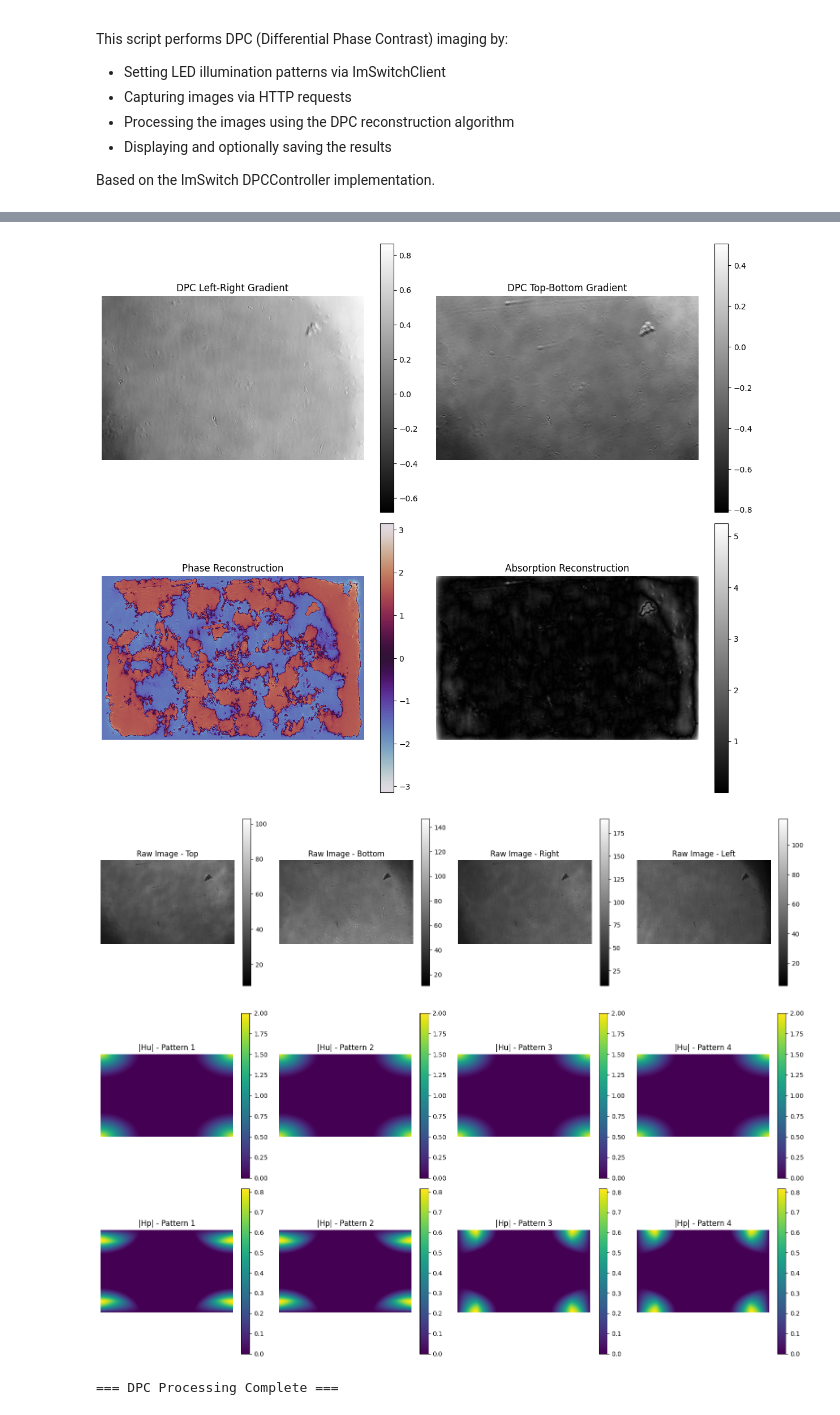
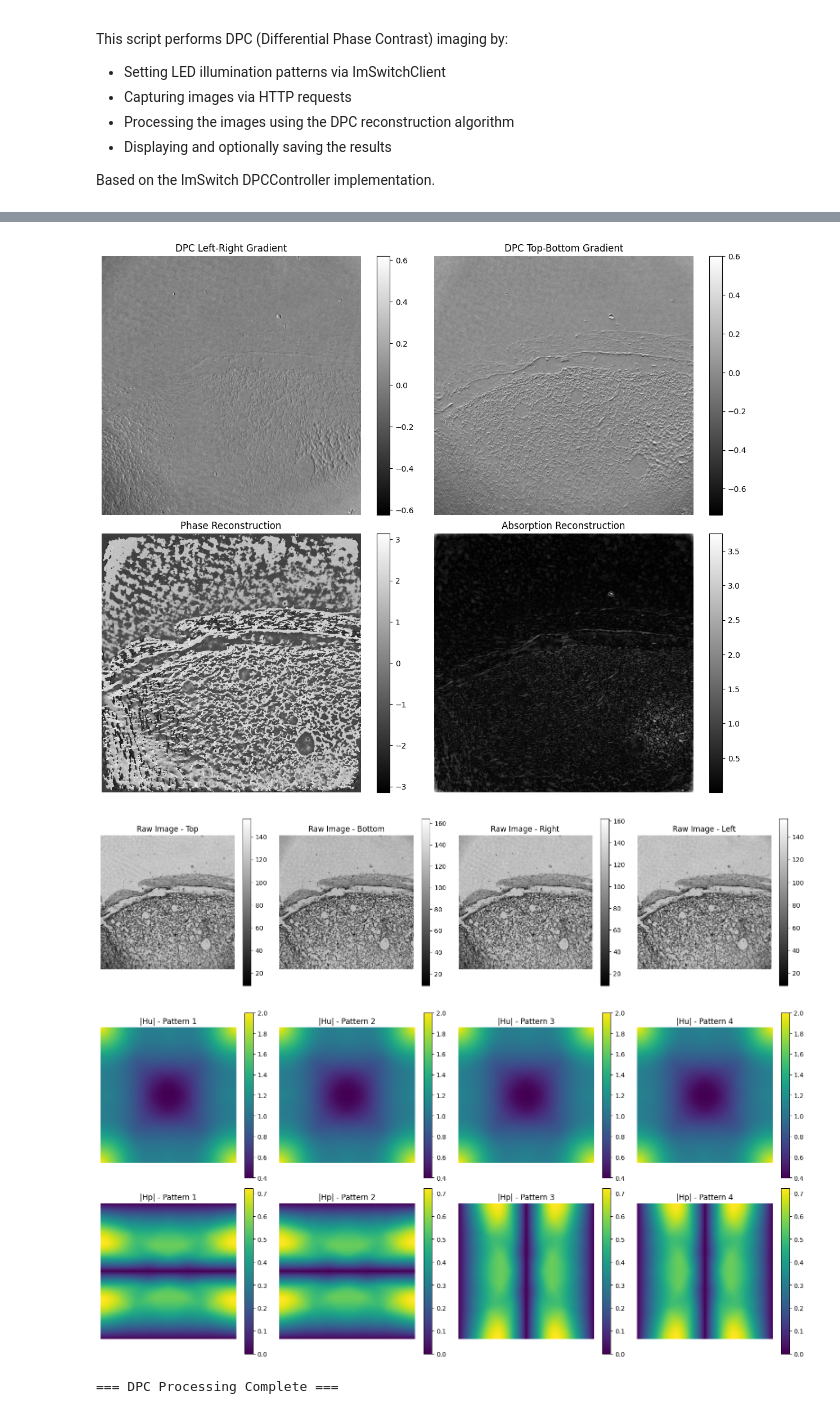
Before and after one commit to openUC2/imswitchclient, a Jupyter notebook: examples/ImSwitch_DPC.ipynb, the cells around one changed output, grey strips where cells are left out. Cells and saved outputs as stored; diff of their text form; code cells hidden in the pictures.

```diff
--- a/examples/ImSwitch_DPC.ipynb
+++ b/examples/ImSwitch_DPC.ipynb
@@ -390,7 +390,11 @@ def visualize_dpc_results(dpc_lr, dpc_tb, qdpc_result):
     # Phase reconstruction
     if qdpc_result is not None and len(qdpc_result) > 0:
         phase = np.angle(qdpc_result[0])
-        im2 = axes[1, 0].imshow(phase, cmap='twilight')
+        # unwrap
+        from skimage.restoration import unwrap_phase
+        phase_unwrapped = unwrap_phase(phase)
+
+        im2 = axes[1, 0].imshow(phase, cmap='gray')
         axes[1, 0].set_title('Phase Reconstruction')
         axes[1, 0].axis('off')
         plt.colorbar(im2, ax=axes[1, 0])
@@ -580,11 +533,23 @@ ValueError: invalid literal for int() with base 10: b'\x82'
 # %%
 
+# crop images
+crop_size = 1024
+center_y, center_x = frame_shape[0] // 2, frame_shape[1] // 2
+start_y = max(center_y - crop_size // 2, 0)
+end_y = min(center_y + crop_size // 2, frame_shape[0])
+start_x = max(center_x - crop_size // 2, 0)
+end_x = min(center_x + crop_size // 2, frame_shape[1])
+stack = stack[:, start_y:end_y, start_x:end_x]
+frame_shape = (end_y - start_y, end_x - start_x)
+
+
 # adjust configuration
-config.pixelsize=0.4
+config.pixelsize=0.53
 config.na=0.2
-config.nai=0.0
+config.nai=0.
+config.n=1.0
 # Regularization
-config.reg_u=1e-1
+config.reg_u=2e-1
 config.reg_p=5e-3
 
 
@@ -636,6 +600,6 @@ Socket.IO disconnected
 
 Visualizing results...
-[figure, old version]
+[figure, new version]
-[figure, old version]
+[figure, new version]
-[figure, old version]
+[figure, new version]
 === DPC Processing Complete ===
```
Also changed, not shown: parts of 2 cells of this notebook, 5 other files.
